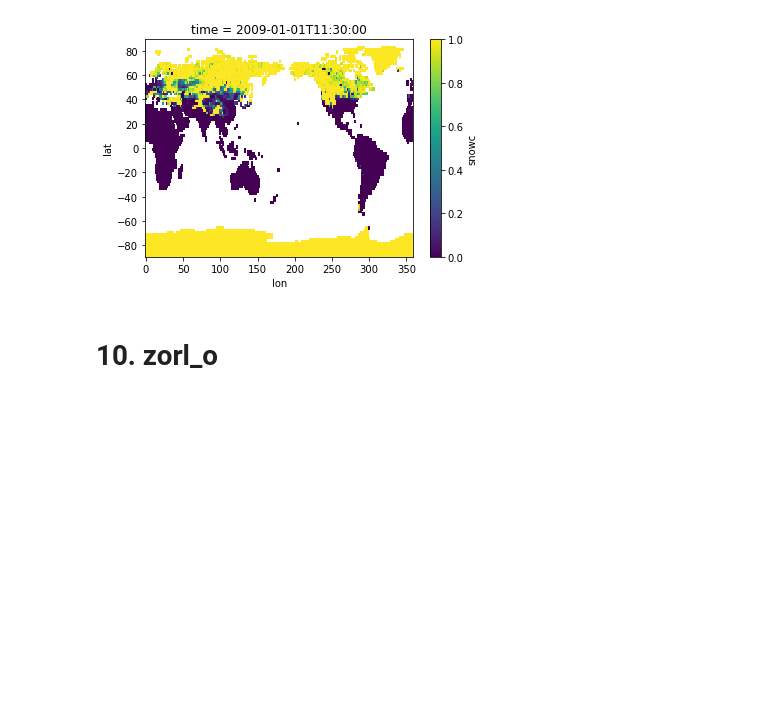
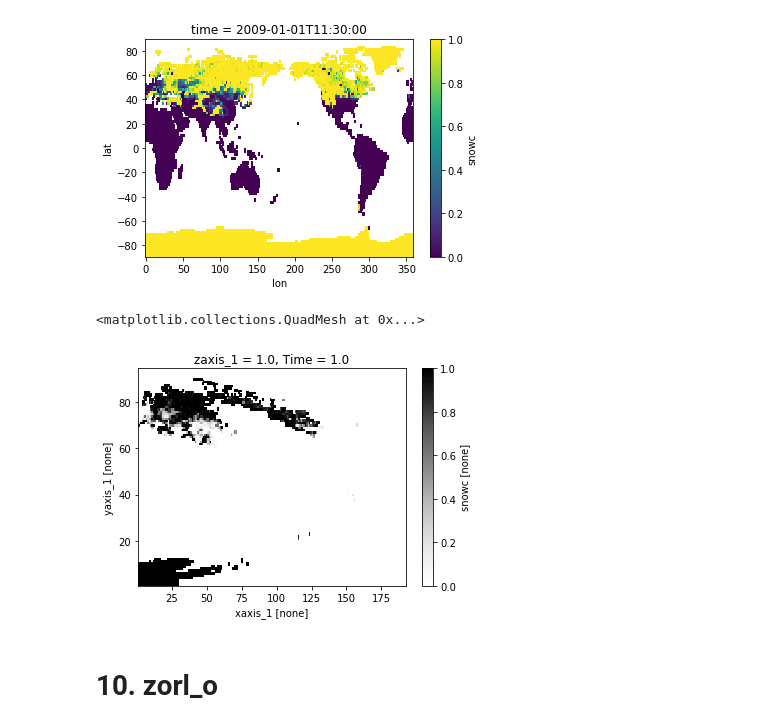
Before and after one commit to manmeet3591/python_class, a Jupyter notebook: xarray_tutorial/analyse_compare_surface_restart.ipynb, the cells around one changed output. Drawn from its saved outputs; the diff is of its cells as text; code cells hidden in the pictures; blank space fills up the shorter version.

```diff
--- a/xarray_tutorial/analyse_compare_surface_restart.ipynb
+++ b/xarray_tutorial/analyse_compare_surface_restart.ipynb
@@ -534,6 +546,11 @@ ds_snowcvr_era5_o_.plot()
 [figure]
 # %%
 ds_snowcvr_era5_o_.to_netcdf('snowc.nc', format='NETCDF3_CLASSIC')
+# %%
+ds_sfc_ini_red.snowc.plot(cmap='Greys')
+# %% [output]
+<matplotlib.collections.QuadMesh at 0x...>
+[figure, added]
 # %% [markdown]
 # 10. zorl_o
 # %%
```
Also changed, not shown: parts of 14 cells of this notebook.
